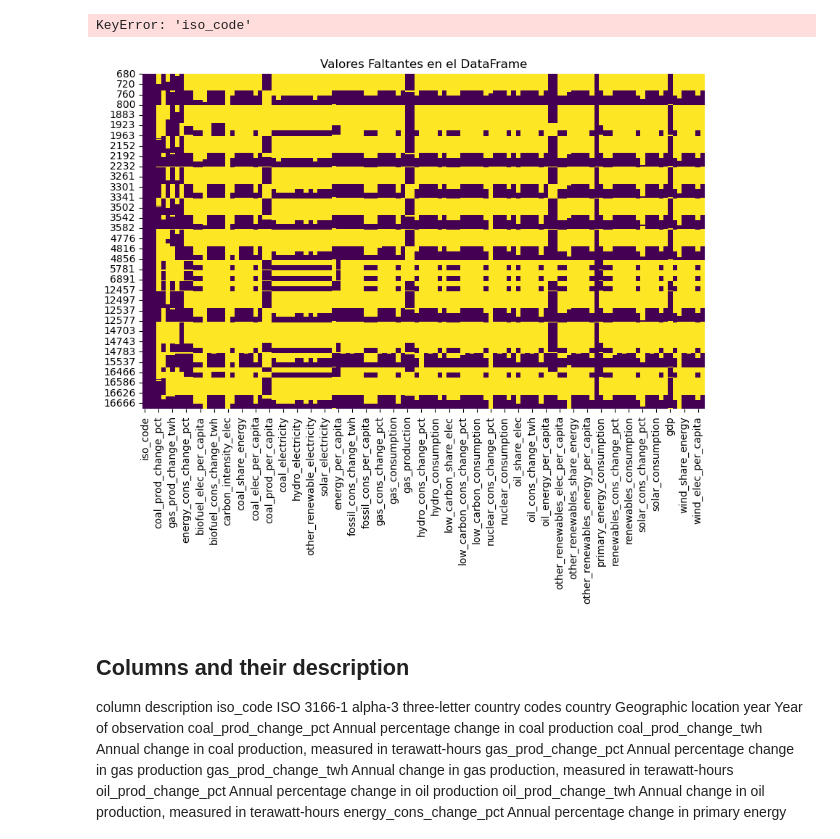
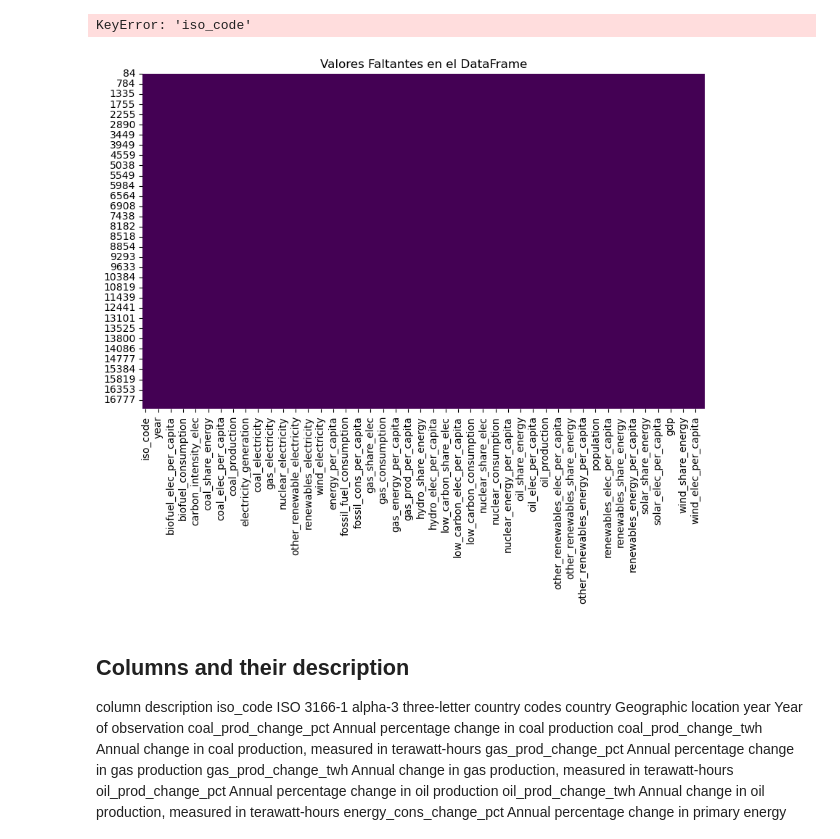
Before and after one commit to L-Ameneiro/EDA-Datasets, a Jupyter notebook: notebooks/consumo_energetico_mundial.ipynb, the cells around one changed output. Cells and saved outputs as stored; diff of their text form; code cells hidden in the pictures.

```diff
--- a/notebooks/consumo_energetico_mundial.ipynb
+++ b/notebooks/consumo_energetico_mundial.ipynb
@@ -112,11 +112,11 @@ KeyError: 'iso_code'
 # %%
 # visualización de valores faltantes
 plt.figure(figsize=(10, 6))
-sns.heatmap(suram.isnull(), cmap='viridis', cbar=False)
+sns.heatmap(wec.isnull(), cmap='viridis', cbar=False)
 plt.title('Valores Faltantes en el DataFrame')
 plt.show()
 # %% [output]
-[figure, old version]
+[figure, new version]
 # %% [markdown]
 ## Columns and their description
 column 	description
```
Also changed, not shown: parts of 17 cells of this notebook, 9 other files.
